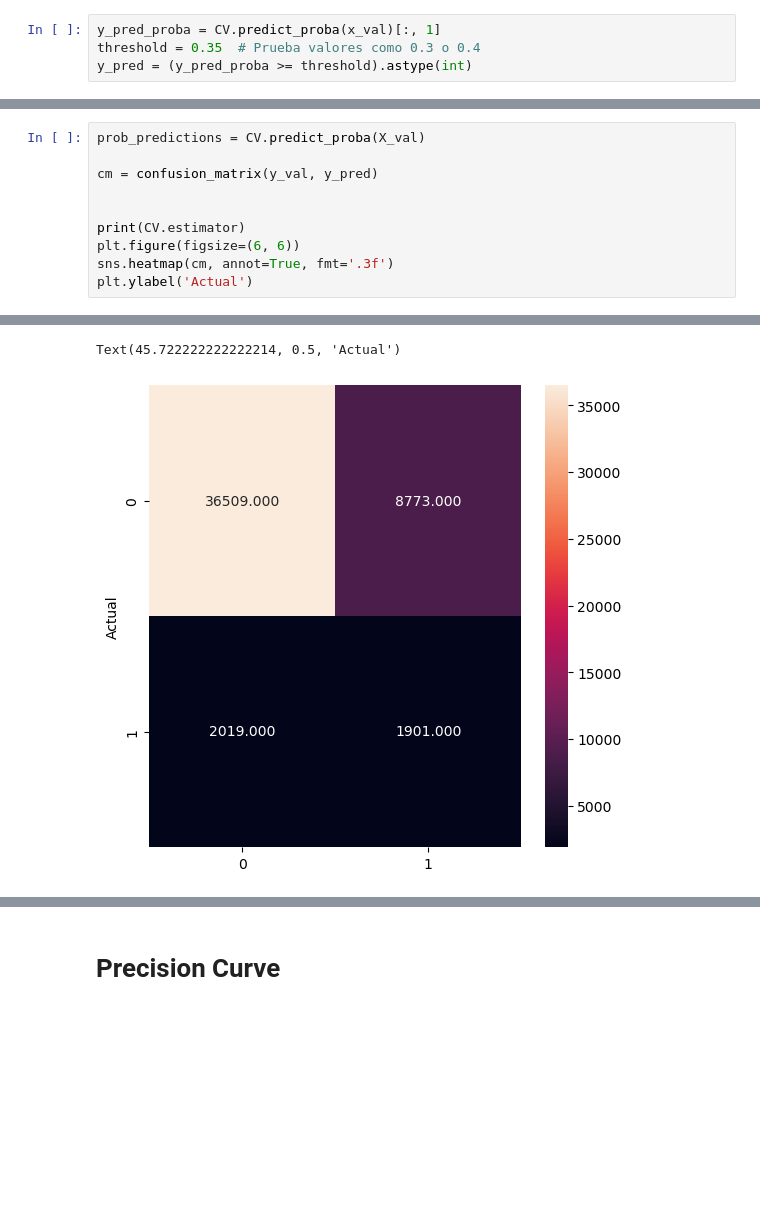
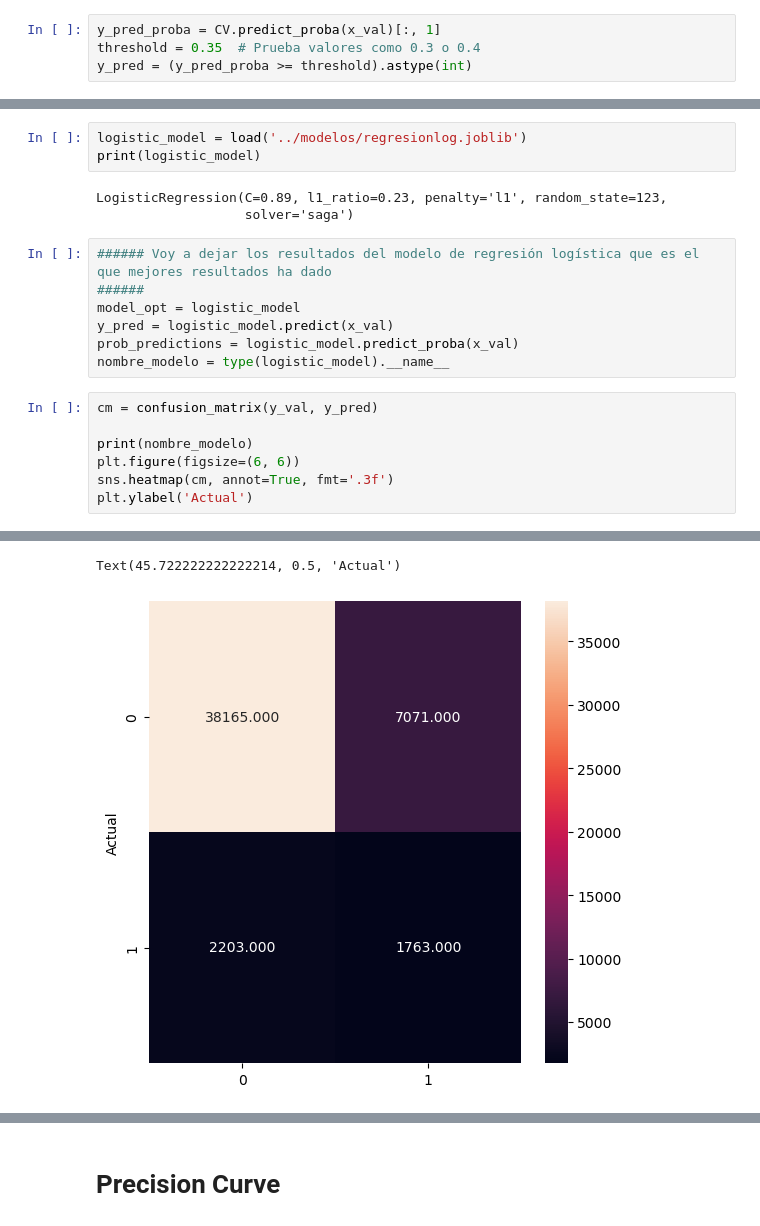
Before and after one commit to josee2202/practica1_EDA, a Jupyter notebook: notebooks/04_Modelos.ipynb, the cells around one changed output, grey strips where cells are left out. Drawn from its saved outputs; the diff is of its cells as text; blank space fills up the shorter version.

```diff
--- a/notebooks/04_Modelos.ipynb
+++ b/notebooks/04_Modelos.ipynb
@@ -739,10 +769,20 @@ Pipeline(steps=[('classifier',
+# %%
+logistic_model = load('../modelos/regresionlog.joblib')
+print(logistic_model)
+# %% [output]
+LogisticRegression(C=0.89, l1_ratio=0.23, penalty='l1', random_state=123,
+                   solver='saga')
+# %%
+###### Voy a dejar los resultados del modelo de regresión logística que es el que mejores resultados ha dado
+######
+model_opt = logistic_model
+y_pred = logistic_model.predict(x_val)
+prob_predictions = logistic_model.predict_proba(x_val)
+nombre_modelo = type(logistic_model).__name__
 # %%
-prob_predictions = CV.predict_proba(X_val)
-
 cm = confusion_matrix(y_val, y_pred)
 
-
-print(CV.estimator)
+print(nombre_modelo)
 plt.figure(figsize=(6, 6))
 sns.heatmap(cm, annot=True, fmt='.3f')
 plt.ylabel('Actual')
@@ -754,3 +791,3 @@ Pipeline(steps=[('classifier',
 Text(45.722222222222214, 0.5, 'Actual')
-[figure, old version]
+[figure, new version]
 # %%
```
Also changed, not shown: parts of 28 cells of this notebook.
